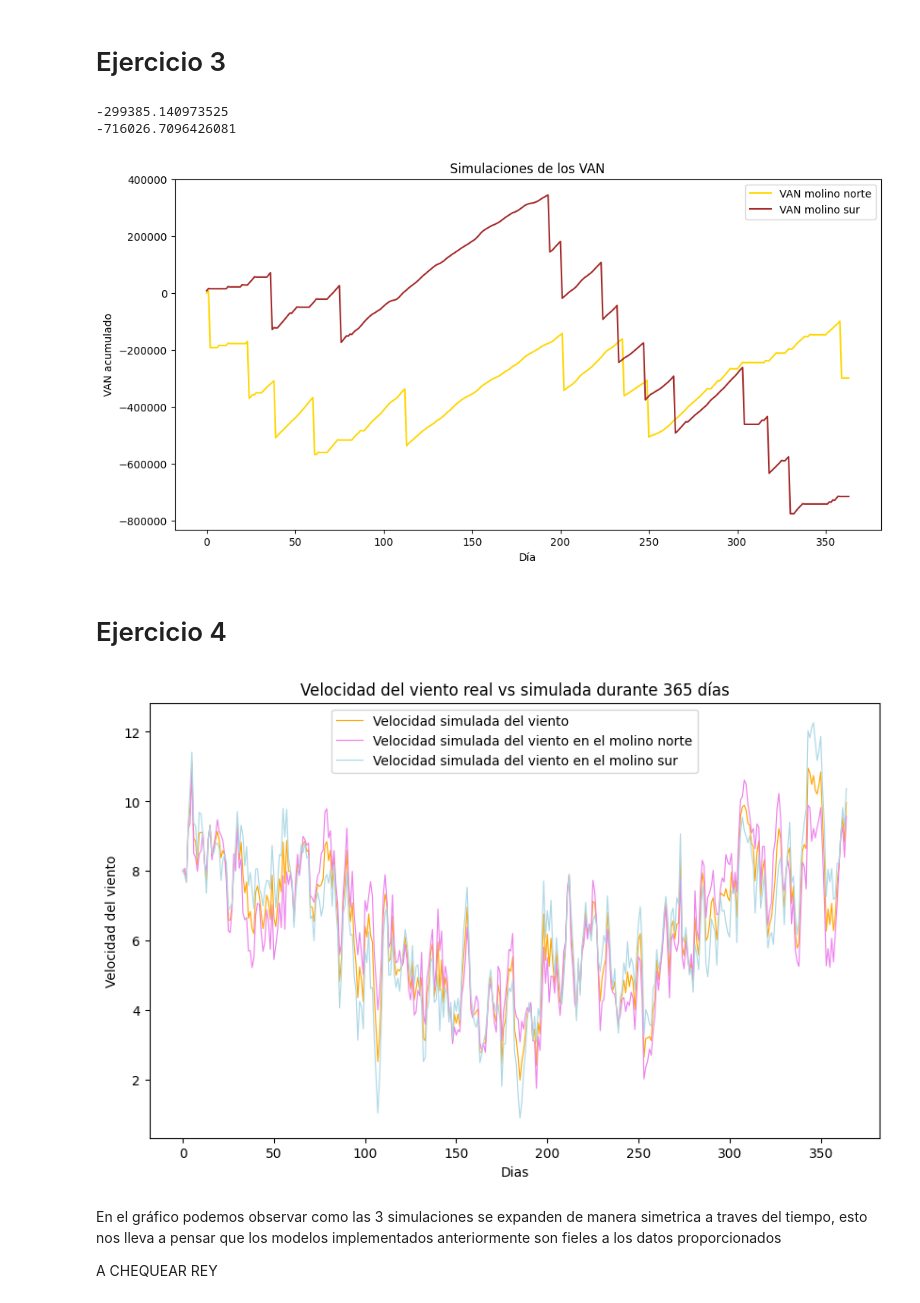
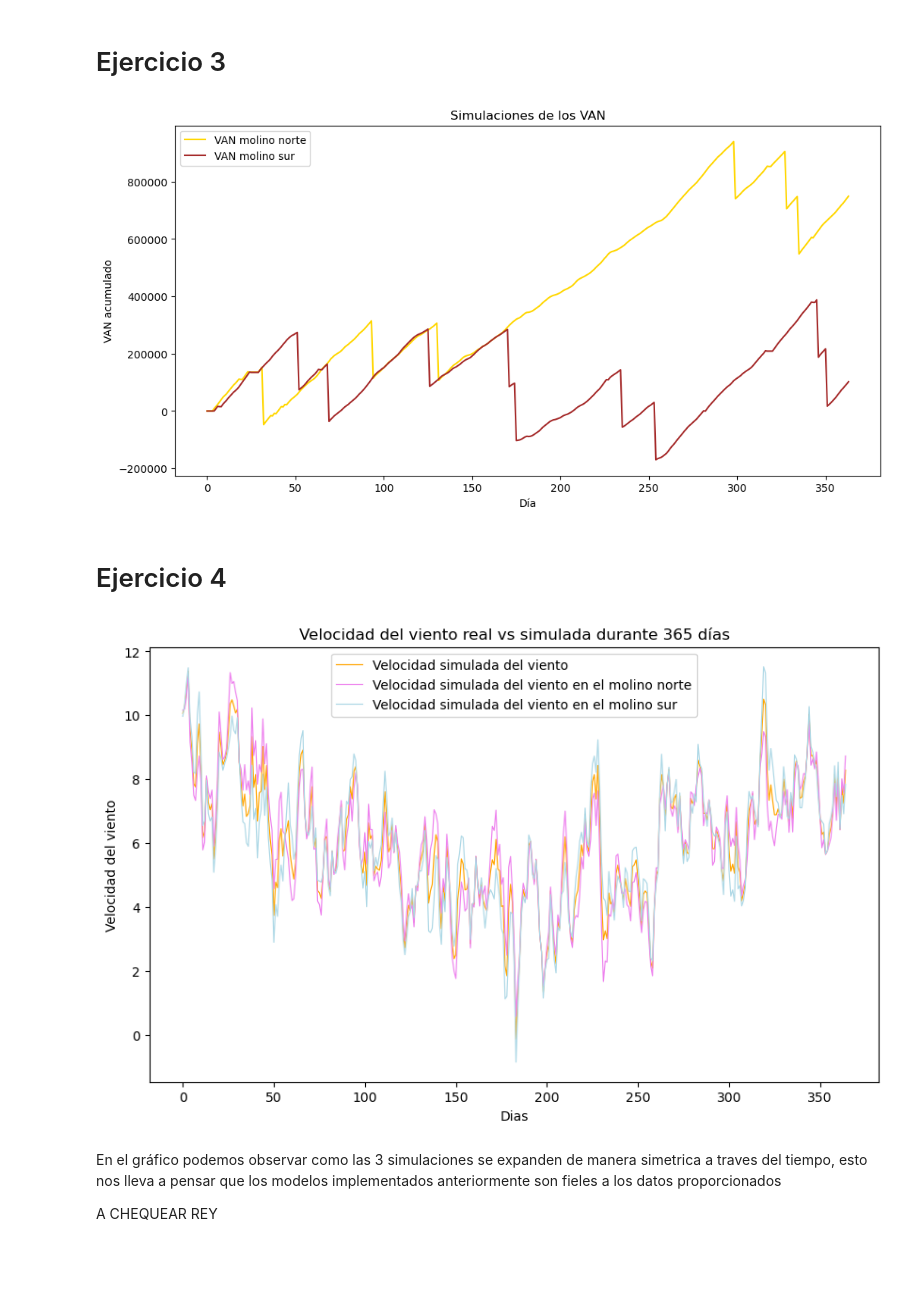
Before and after one commit to MarianoSanson/tp-viento, a Jupyter notebook: viento.ipynb, the cells around one changed output. Drawn from its saved outputs; the diff is of its cells as text; code cells hidden in the pictures; blank space fills up the shorter version.

```diff
--- a/viento.ipynb
+++ b/viento.ipynb
@@ -251,9 +258,9 @@ import matplotlib.pyplot as plt
 #Generamos 2 caminos con T = 365 uno para cada molino
 T = 365
 
-simular_viento = generar_viento_regional(kappa_estimado,sigma_estimado,delta,T)
+simular_viento = generar_viento_regional(kappa_estimado,sigma_estimado,T)
 
-simular_gap = generar_gap_norte_sur(beta_estimado,gamma_estimado,delta,T)
+simular_gap = generar_gap_norte_sur(beta_estimado,gamma_estimado,T)
 
 simulacion_norte = simular_viento + simular_gap/2
 
@@ -338,7 +345,7 @@ Si bien hay periodos dentro del corto plazo donde la correlacion no es positiva,
 # Ejercicio 3
 # %%
 def simular_rotura(p):
-    return 1 if random.random() < p else 0
+    return 1 if random.uniform(0,1) < p else 0
 
 def calcular_VAN(T, viento, k):
     delta = 1/T
@@ -347,7 +354,13 @@ def calcular_VAN(T, viento, k):
     VAN = 0
     VAN_diario = []
 
+    estado_molino = []
+    rotura = []
+
     for i in range(1, T):
+
+        estado_molino.append(activo)
+
         probabilidad_rotura = 0.25*(S[i]**2)*delta
         if(activo):
             esta_roto = simular_rotura(probabilidad_rotura)
@@ -355,8 +368,12 @@ def calcular_VAN(T, viento, k):
             if(esta_roto):
                 VAN -= 200000
                 activo = False
+                rotura.append(1)
 
             else:
+
+                rotura.append(0)
+
                 if(S[i] >= k):
                     activo = False
                     VAN -= 1000
@@ -365,35 +382,47 @@ def calcular_VAN(T, viento, k):
                     VAN += 1000 * S[i]
 
         else:
+
             if(S[i] < k):
-                activo = 1
+                activo = True
                 VAN += 1000 * S[i]
+
+            rotura.append(0)
 
         VAN_diario.append(VAN)
 
-    return VAN_diario
+    return VAN_diario, estado_molino, rotura
+
+def simular_ambos_molinos(sim_norte, sim_sur, T, k) -> List:
+
+    VAN_molino_norte,estados_molino_norte,roturas_molino_norte = calcular_VAN(T,sim_norte,k)
+
+    info_molino_norte = (VAN_molino_norte,estados_molino_norte,roturas_molino_norte)
+
+    VAN_molino_sur,estados_molino_sur,roturas_molino_sur = calcular_VAN(T, sim_sur,k)
+
+    info_molino_sur = (VAN_molino_sur,estados_molino_sur,roturas_molino_sur)
+
+    return [info_molino_norte, info_molino_sur]
 # %%
-simular_VAN_molino_norte = calcular_VAN(T, simulacion_norte, 8)
-simular_VAN_molino_sur = calcular_VAN(T, simulacion_sur, 8)
+simulacion_ambos_molinos = simular_ambos_molinos(simulacion_norte,simulacion_sur,T,9)
 
-print(simular_VAN_molino_norte[-1])
-print(simular_VAN_molino_sur[-1])
+simular_VAN_molino_norte = simulacion_ambos_molinos[0][0]
 
+simular_VAN_molino_sur = simulacion_ambos_molinos[1][0]
 
 # Graficar las simulaciones
 plt.figure(figsize=(12, 6))
 plt.plot(simular_VAN_molino_norte, color='gold', label='VAN molino norte')
 plt.plot(simular_VAN_molino_sur, color='brown', label='VAN molino sur')
 
 plt.xlabel('Día')
 plt.ylabel('VAN acumulado')
 plt.title('Simulaciones de los VAN')
 plt.legend()
 plt.show()
 # %% [output]
--299385.140973525
--716026.7096426081
-[figure, old version]
+[figure, new version]
 # %% [markdown]
 # Ejercicio 4
 # %%
@@ -414,7 +443,7 @@ plt.legend()
 # Mostrar el gráfico
 plt.show()
 # %% [output]
-[figure, old version]
+[figure, new version]
 # %% [markdown]
 En el gráfico podemos observar como las 3 simulaciones se expanden de manera simetrica a traves del tiempo, esto nos lleva a pensar que los modelos implementados anteriormente son fieles a los datos proporcionados
 
```
Also changed, not shown: parts of 19 cells of this notebook.
